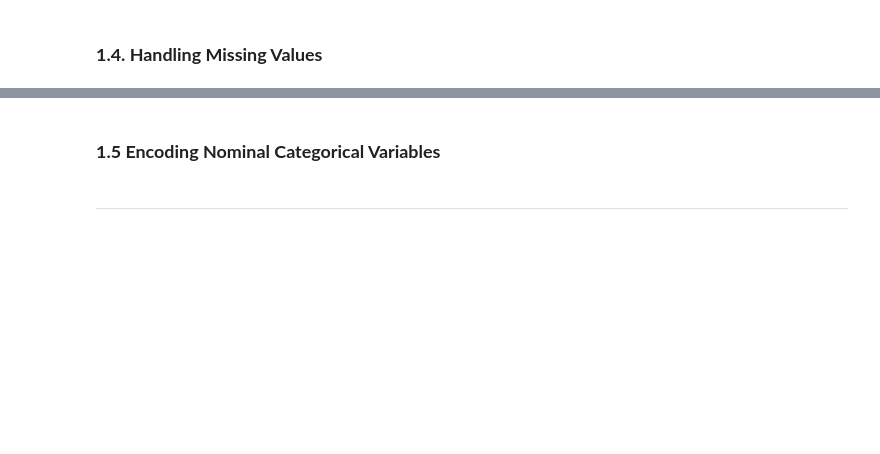
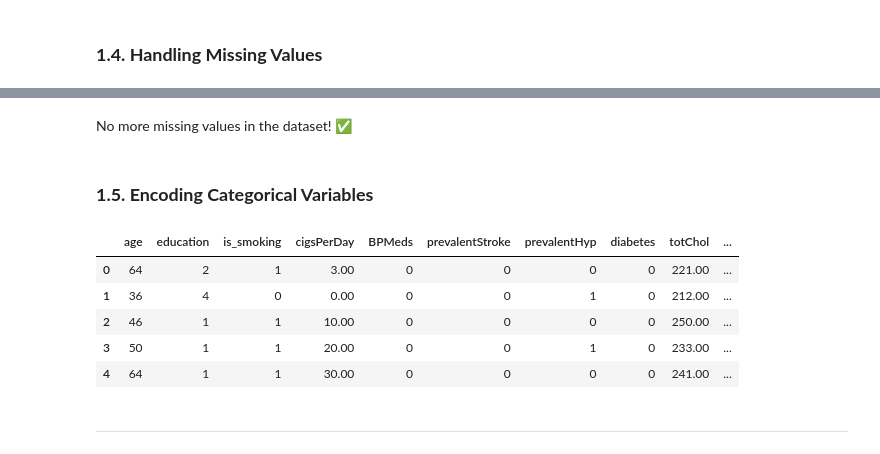
Before and after one commit to Milda-Hatipoglu/ML_Classification, a Jupyter notebook: ML_graded_notebook_Hatipoglu.ipynb, the cells around one changed output, grey strips where cells are left out. Saved outputs shown, nothing was run; the diff lists cells and outputs as text; code cells hidden in the pictures; blank space fills up the shorter version.

```diff
--- a/ML_graded_notebook_Hatipoglu.ipynb
+++ b/ML_graded_notebook_Hatipoglu.ipynb
@@ -216,4 +240,20 @@ else:
+# %% [markdown]
+No more missing values in the dataset! ✅
 # %% [markdown]
-### **1.5 Encoding Nominal Categorical Variables**
+### **1.5. Encoding Categorical Variables**
+# %%
+df["male"] = df["sex"].map({"F": 0, "M": 1}).astype(int)
+df["is_smoking"] = df["is_smoking"].map({"NO": 0, "YES": 1}).astype(int)
+
+df.drop(columns=["sex"], inplace=True)
+
+df.head()
+# %% [output]
+|  | age | education | is_smoking | cigsPerDay | BPMeds | prevalentStroke | prevalentHyp | diabetes | totChol | ... |
+| 0 | 64 | 2 | 1 | 3.00 | 0 | 0 | 0 | 0 | 221.00 | ... |
+| 1 | 36 | 4 | 0 | 0.00 | 0 | 0 | 1 | 0 | 212.00 | ... |
+| 2 | 46 | 1 | 1 | 10.00 | 0 | 0 | 0 | 0 | 250.00 | ... |
+| 3 | 50 | 1 | 1 | 20.00 | 0 | 0 | 1 | 0 | 233.00 | ... |
+| 4 | 64 | 1 | 1 | 30.00 | 0 | 0 | 0 | 0 | 241.00 | ... |
 # %% [markdown]
 ---
```
Also changed, not shown: parts of 35 cells of this notebook.
